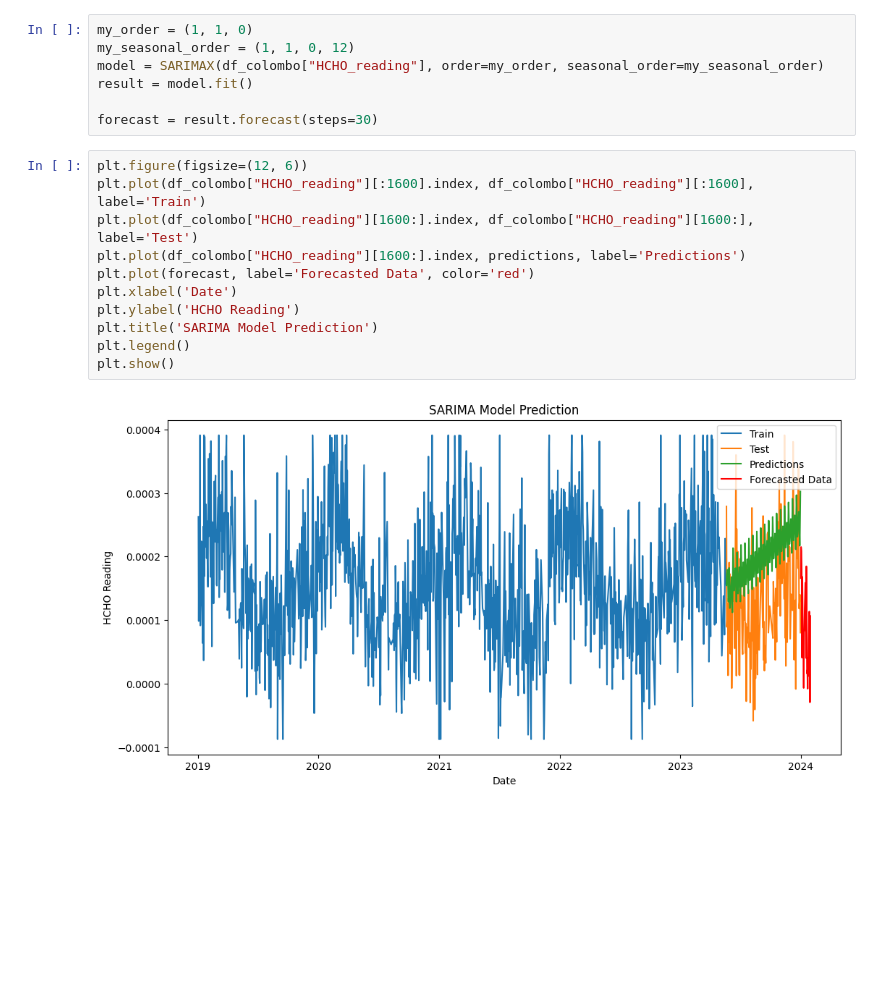
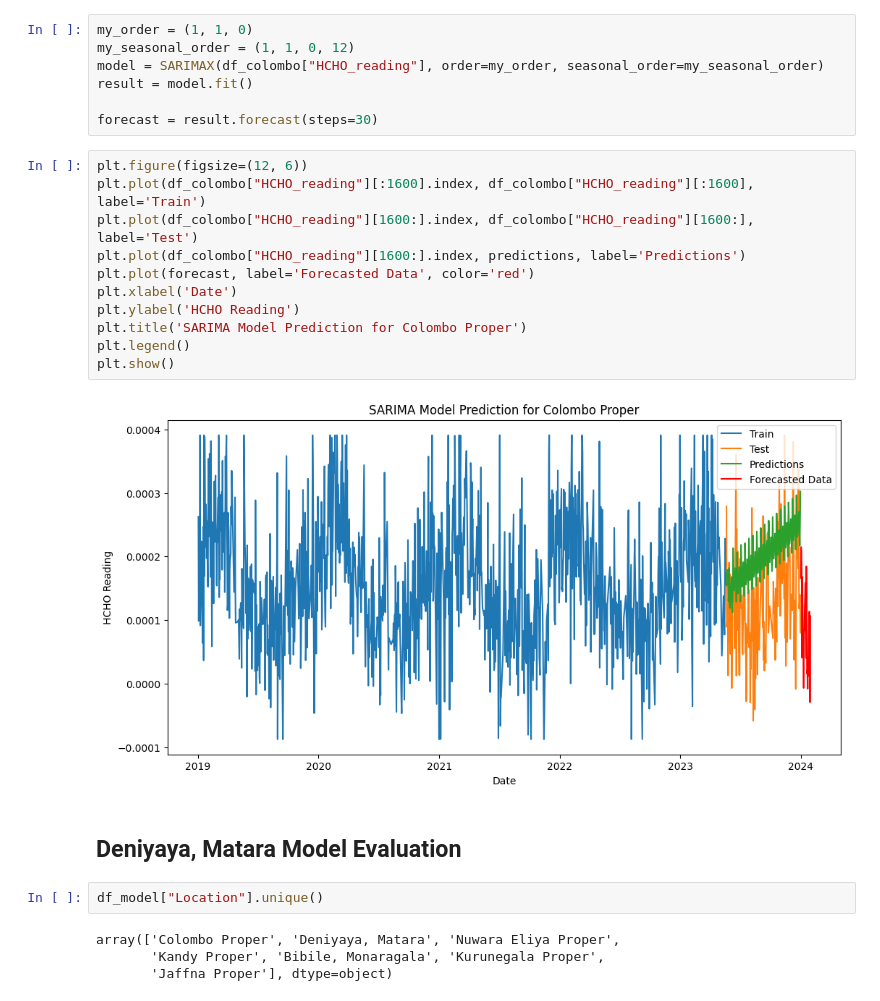
Before and after one commit to Lafri-13/Analysing-Tropospheric-Formaldehyde-HCHO-gas-in-Sri-Lanka, a Jupyter notebook: Analysis_HCHO.ipynb, the cells around one changed output. Drawn from its saved outputs; the diff is of its cells as text; blank space fills up the shorter version.

Commit message:
Model done upto Nuwara eliya

```diff
--- a/Analysis_HCHO.ipynb
+++ b/Analysis_HCHO.ipynb
@@ -624,13 +627,21 @@ forecast = result.forecast(steps=30)
 # %%
 plt.figure(figsize=(12, 6))
 plt.plot(df_colombo["HCHO_reading"][:1600].index, df_colombo["HCHO_reading"][:1600], label='Train')
 plt.plot(df_colombo["HCHO_reading"][1600:].index, df_colombo["HCHO_reading"][1600:], label='Test')
 plt.plot(df_colombo["HCHO_reading"][1600:].index, predictions, label='Predictions')
 plt.plot(forecast, label='Forecasted Data', color='red')
 plt.xlabel('Date')
 plt.ylabel('HCHO Reading')
-plt.title('SARIMA Model Prediction')
+plt.title('SARIMA Model Prediction for Colombo Proper')
 plt.legend()
 plt.show()
 # %% [output]
-[figure, old version]
+[figure, new version]
+# %% [markdown]
+## Deniyaya, Matara Model Evaluation
+# %%
+df_model["Location"].unique()
+# %% [output]
+array(['Colombo Proper', 'Deniyaya, Matara', 'Nuwara Eliya Proper',
+       'Kandy Proper', 'Bibile, Monaragala', 'Kurunegala Proper',
+       'Jaffna Proper'], dtype=object)
```
Also changed, not shown: parts of 24 cells of this notebook.
